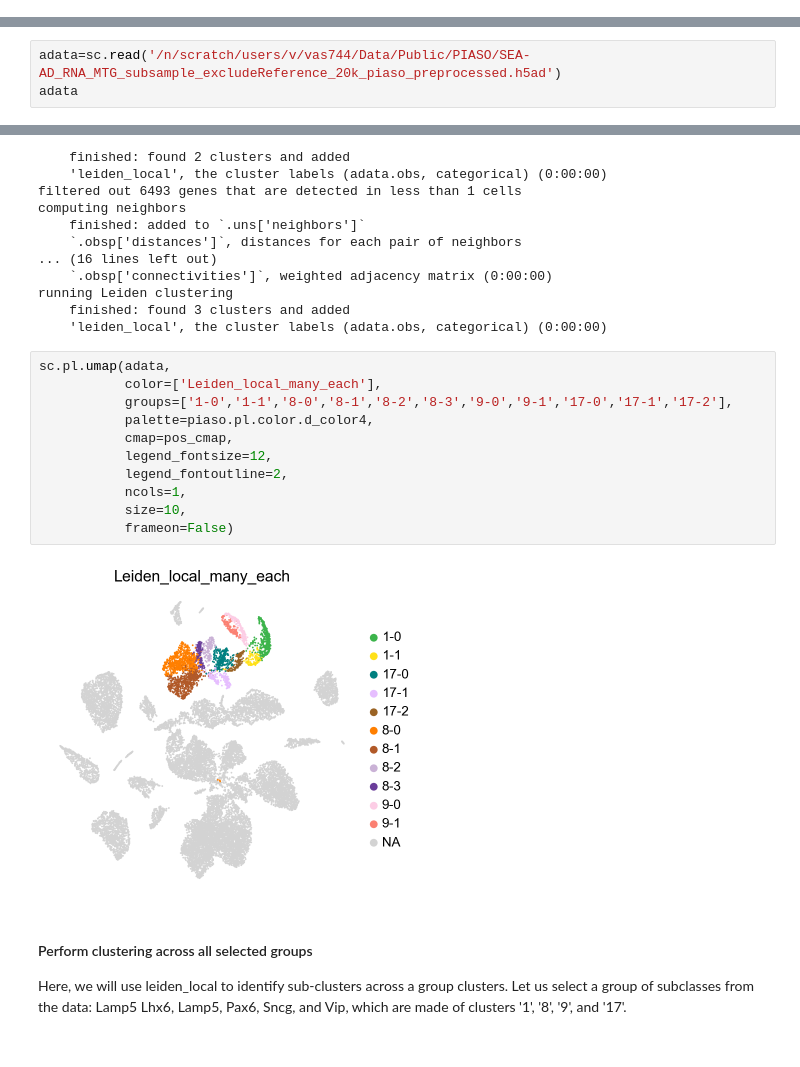
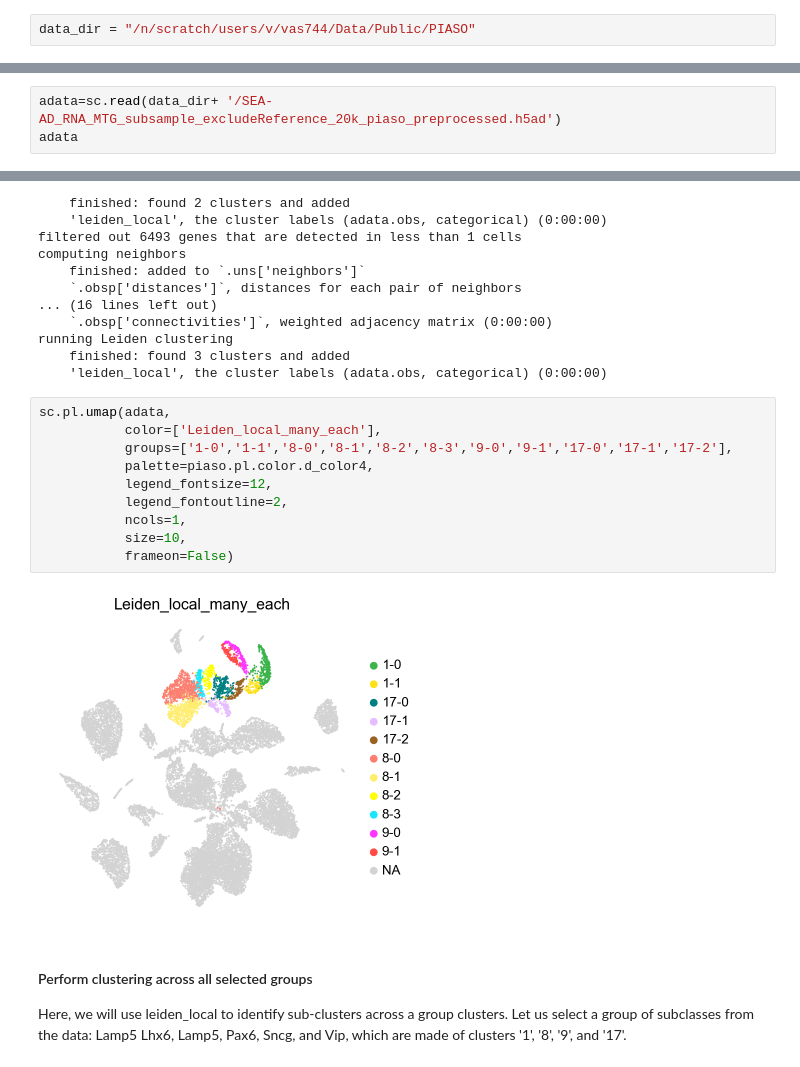
Before and after one commit to genecell/PIASO, a Jupyter notebook: docs/notebooks/LeidenLocalTutorial.ipynb, the cells around one changed output, grey strips where cells are left out. Drawn from its saved outputs; the diff is of its cells as text.

```diff
--- a/docs/notebooks/LeidenLocalTutorial.ipynb
+++ b/docs/notebooks/LeidenLocalTutorial.ipynb
@@ -37,3 +37,5 @@ We will use the 20k subsampled version of the Seattle Alzheimer’s Disease Brai
 Download the subsampled, pre-processed dataset from Google Drive: https://drive.google.com/file/d/1pDBIgPvEO-sBuIMEhrvVhnf7tfU7H6Xy/view?usp=drive_link
 
 The original data is available on https://portal.brain-map.org/explore/seattle-alzheimers-disease
+# %%
+data_dir = "/n/scratch/users/v/vas744/Data/Public/PIASO"
@@ -40,5 +44,5 @@ The original data is available on https://portal.brain-map.org/explore/seattle-a
 # %%
-adata=sc.read('/n/scratch/users/v/vas744/Data/Public/PIASO/SEA-AD_RNA_MTG_subsample_excludeReference_20k_piaso_preprocessed.h5ad')
+adata=sc.read(data_dir+ '/SEA-AD_RNA_MTG_subsample_excludeReference_20k_piaso_preprocessed.h5ad')
 adata
 # %% [output]
 AnnData object with n_obs × n_vars = 20000 × 36601
@@ -209,16 +209,15 @@ running Leiden clustering
 # %%
 sc.pl.umap(adata,
            color=['Leiden_local_many_each'],
            groups=['1-0','1-1','8-0','8-1','8-2','8-3','9-0','9-1','17-0','17-1','17-2'],
            palette=piaso.pl.color.d_color4,
-           cmap=pos_cmap,
            legend_fontsize=12,
            legend_fontoutline=2,
            ncols=1,
            size=10,
            frameon=False)
 # %% [output]
-[figure, old version]
+[figure, new version]
 # %% [markdown]
 #### Perform clustering across all selected groups
 Here, we will use leiden_local to identify sub-clusters across a group clusters. Let us select a group of subclasses from the data: Lamp5 Lhx6, Lamp5, Pax6, Sncg, and Vip, which are made of clusters '1', '8', '9', and '17'.
```
Also changed, not shown: parts of 11 cells of this notebook, 52 other files.
